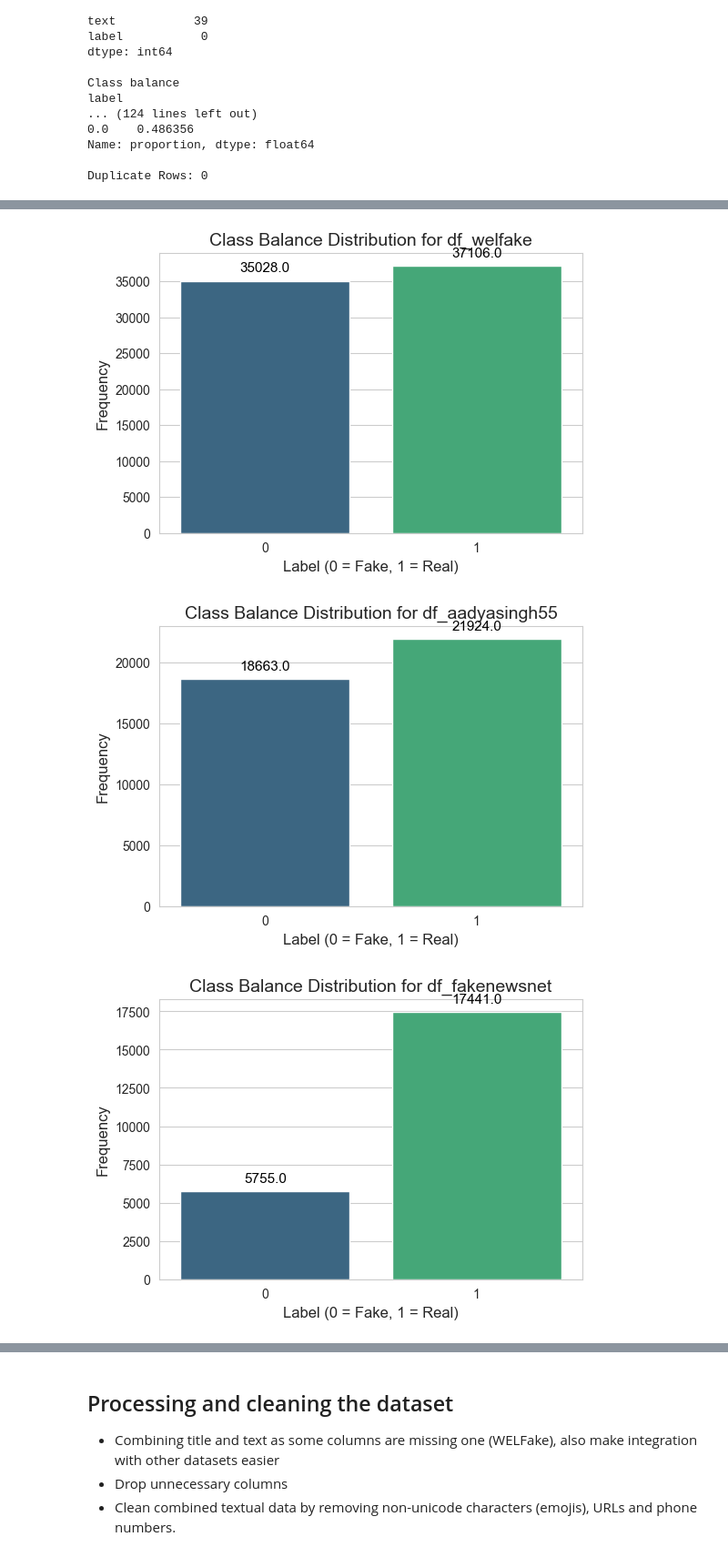
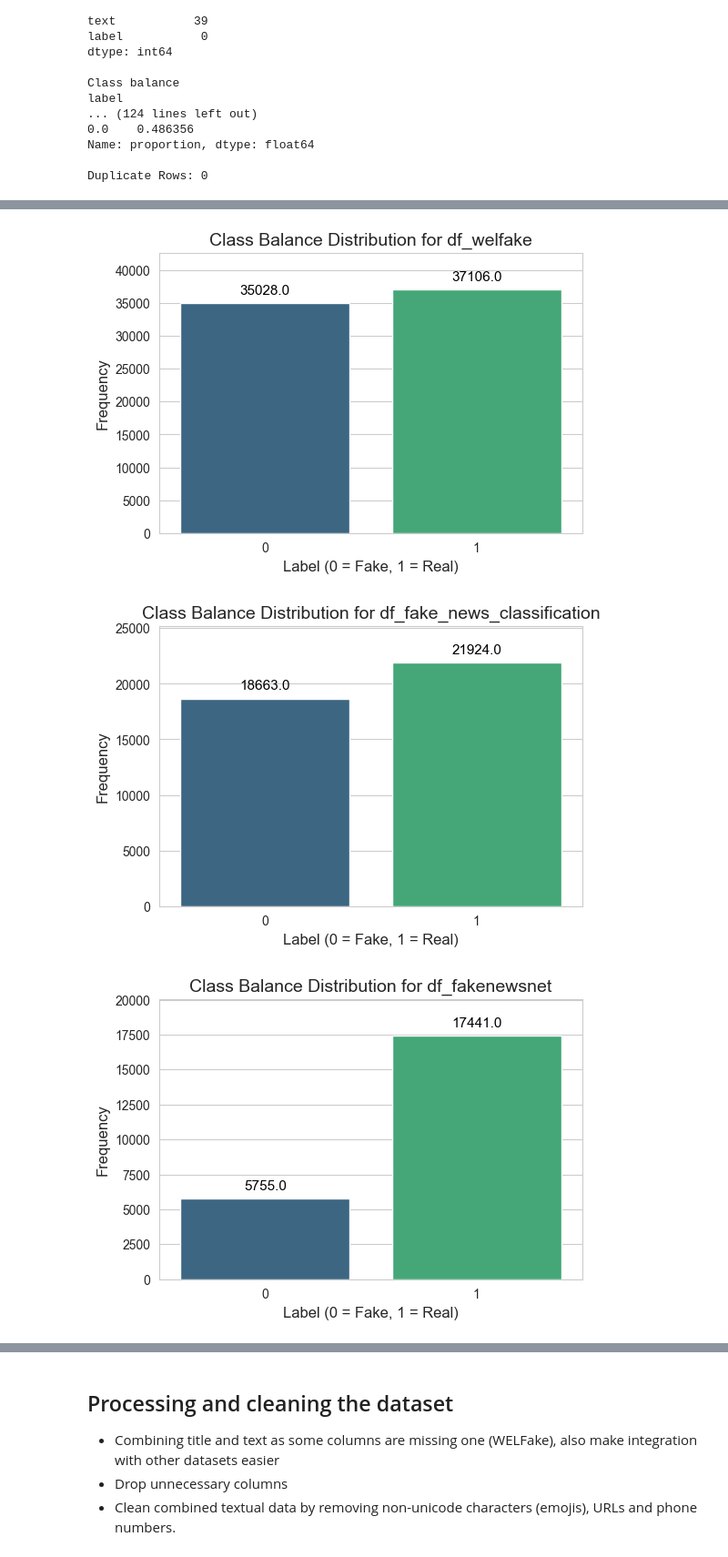
Before and after one commit to sadjordan/Detecting-Fake-News-with-Deep-Learning, a Jupyter notebook: Code/dataset_processing/dataset-processing.ipynb, the cells around one changed output, grey strips where cells are left out. Shown at 91% size. Saved outputs shown, nothing was run; the diff lists cells and outputs as text; code cells hidden in the pictures.

```diff
--- a/Code/dataset_processing/dataset-processing.ipynb
+++ b/Code/dataset_processing/dataset-processing.ipynb
@@ -90,7 +97,7 @@ df_truth_seeker.head()
 # %% [markdown]
 ## Dataset properties
 # %%
-df_names = ['df_welfake', 'df_aadyasingh55', 'df_fakenewsnet', 'df_fake_news_detection', 'df_news', 'df_truth_seeker']
+df_names = ['df_welfake', 'df_fake_news_classification', 'df_fakenewsnet', 'df_fake_news_detection', 'df_isot', 'df_truth_seeker']
 # %%
 for df in df_names:
     print(f"\nDataset: {df}")
@@ -128,34 +135,37 @@ for df in df_names:
 
     plt.figure(figsize=(6, 4))
     ax = sns.countplot(x='label', data=eval(df), palette='viridis')
 
     plt.title(f'Class Balance Distribution for {df}', fontsize=14)
     plt.xlabel('Label (0 = Fake, 1 = Real)', fontsize=12)
     plt.ylabel('Frequency', fontsize=12)
-    # plt.ylim(0, 42000)
+
+    # Get the maximum bar height and add padding
+    max_height = max([p.get_height() for p in ax.patches])
+    plt.ylim(0, max_height + (max_height * 0.15))
 
     for p in ax.patches:
         ax.annotate(f'{p.get_height()}', (p.get_x() + p.get_width() / 2., p.get_height()),
                     ha='center', va='bottom', fontsize=11, color='black', xytext=(0, 5),
                     textcoords='offset points')
 # %% [output]
 Passing `palette` without assigning `hue` is deprecated and will be removed in v0.14.0. Assign the `x` variable to `hue` and set `legend=False` for the same effect.
 
   ax = sns.countplot(x='label', data=eval(df), palette='viridis')
 
 Passing `palette` without assigning `hue` is deprecated and will be removed in v0.14.0. Assign the `x` variable to `hue` and set `legend=False` for the same effect.
 
   ax = sns.countplot(x='label', data=eval(df), palette='viridis')
 
 Passing `palette` without assigning `hue` is deprecated and will be removed in v0.14.0. Assign the `x` variable to `hue` and set `legend=False` for the same effect.
 
   ax = sns.countplot(x='label', data=eval(df), palette='viridis')
 
 ... (7 lines left out)
 
 Passing `palette` without assigning `hue` is deprecated and will be removed in v0.14.0. Assign the `x` variable to `hue` and set `legend=False` for the same effect.
 
   ax = sns.countplot(x='label', data=eval(df), palette='viridis')
-[figure, old version]
+[figure, new version]
-[figure, old version]
+[figure, new version]
-[figure, old version]
+[figure, new version]
```
Also changed, not shown: parts of 15 cells of this notebook, 6 other files.
